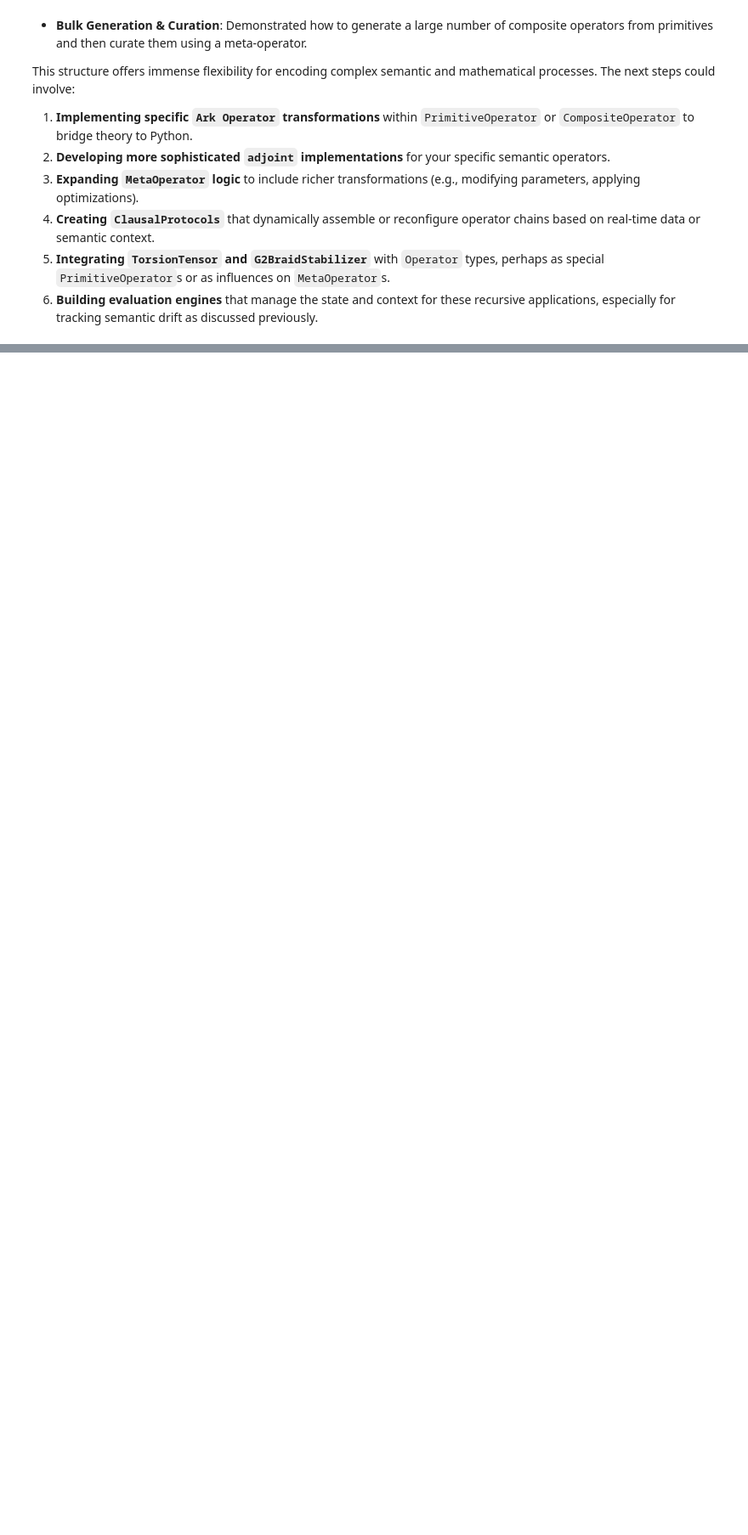
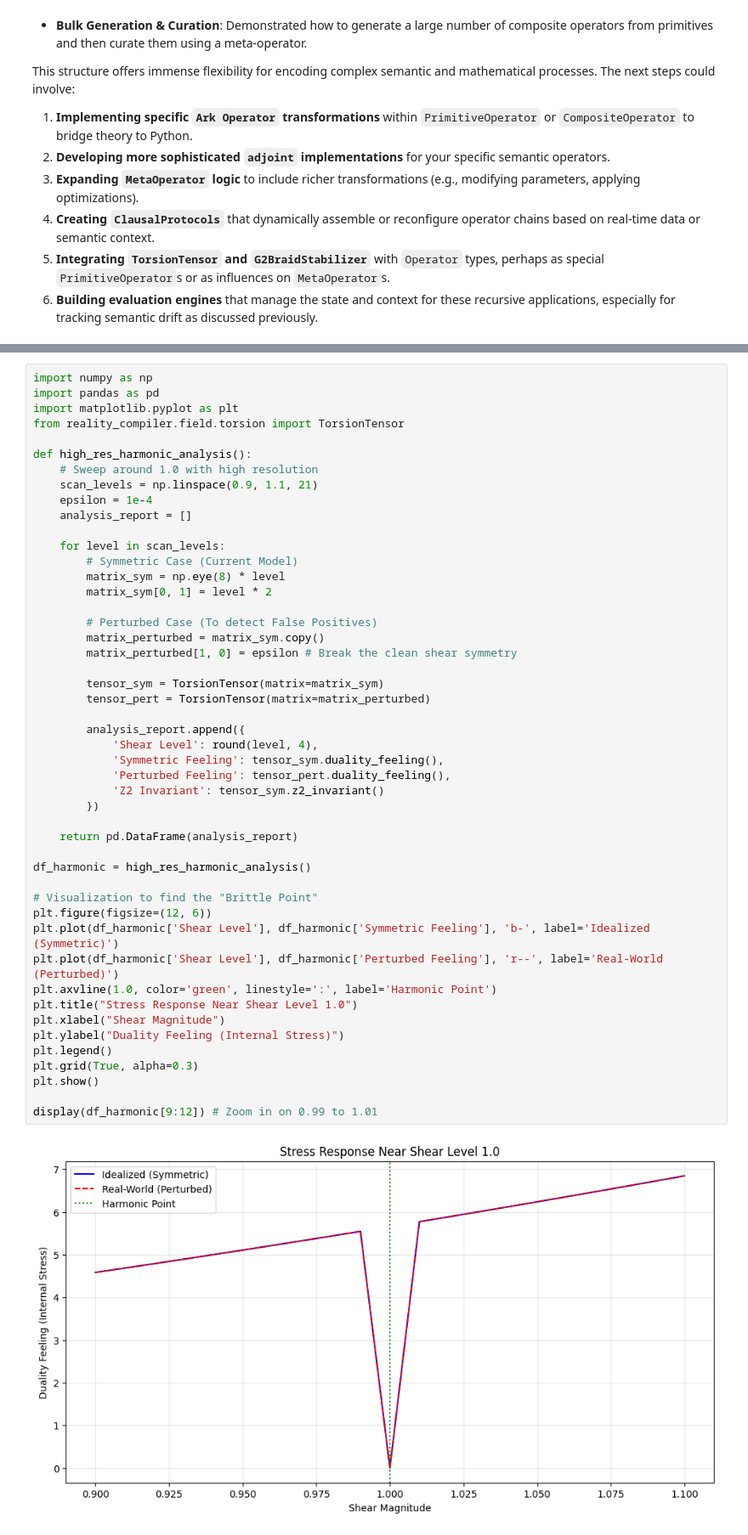
Before and after one commit to recursionlab/AI_LAB_session1, a Jupyter notebook: PF_QRFT.ipynb, the cells around one changed output, grey strips where cells are left out. Shown at 85% size. Cells and saved outputs as stored; diff of their text form; blank space fills up the shorter version.

```diff
--- a/PF_QRFT.ipynb
+++ b/PF_QRFT.ipynb
@@ -2614,0 +7420,50 @@ test_reality_compiler.py::test_identity_operator_resolution PASSED       [100%]
+# %%
+import numpy as np
+import pandas as pd
+import matplotlib.pyplot as plt
+from reality_compiler.field.torsion import TorsionTensor
+
+def high_res_harmonic_analysis():
+    # Sweep around 1.0 with high resolution
+    scan_levels = np.linspace(0.9, 1.1, 21)
+    epsilon = 1e-4
+    analysis_report = []
+
+    for level in scan_levels:
+        # Symmetric Case (Current Model)
+        matrix_sym = np.eye(8) * level
+        matrix_sym[0, 1] = level * 2
+
+        # Perturbed Case (To detect False Positives)
+        matrix_perturbed = matrix_sym.copy()
+        matrix_perturbed[1, 0] = epsilon # Break the clean shear symmetry
+
+        tensor_sym = TorsionTensor(matrix=matrix_sym)
+        tensor_pert = TorsionTensor(matrix=matrix_perturbed)
+
+        analysis_report.append({
+            'Shear Level': round(level, 4),
+            'Symmetric Feeling': tensor_sym.duality_feeling(),
+            'Perturbed Feeling': tensor_pert.duality_feeling(),
+            'Z2 Invariant': tensor_sym.z2_invariant()
+        })
+
+    return pd.DataFrame(analysis_report)
+
+df_harmonic = high_res_harmonic_analysis()
+
+# Visualization to find the "Brittle Point"
+plt.figure(figsize=(12, 6))
+plt.plot(df_harmonic['Shear Level'], df_harmonic['Symmetric Feeling'], 'b-', label='Idealized (Symmetric)')
+plt.plot(df_harmonic['Shear Level'], df_harmonic['Perturbed Feeling'], 'r--', label='Real-World (Perturbed)')
+plt.axvline(1.0, color='green', linestyle=':', label='Harmonic Point')
+plt.title("Stress Response Near Shear Level 1.0")
+plt.xlabel("Shear Magnitude")
+plt.ylabel("Duality Feeling (Internal Stress)")
+plt.legend()
+plt.grid(True, alpha=0.3)
+plt.show()
+
+display(df_harmonic[9:12]) # Zoom in on 0.99 to 1.01
+# %% [output]
+[figure, added]
```
Also changed, not shown: parts of 217 cells of this notebook.
